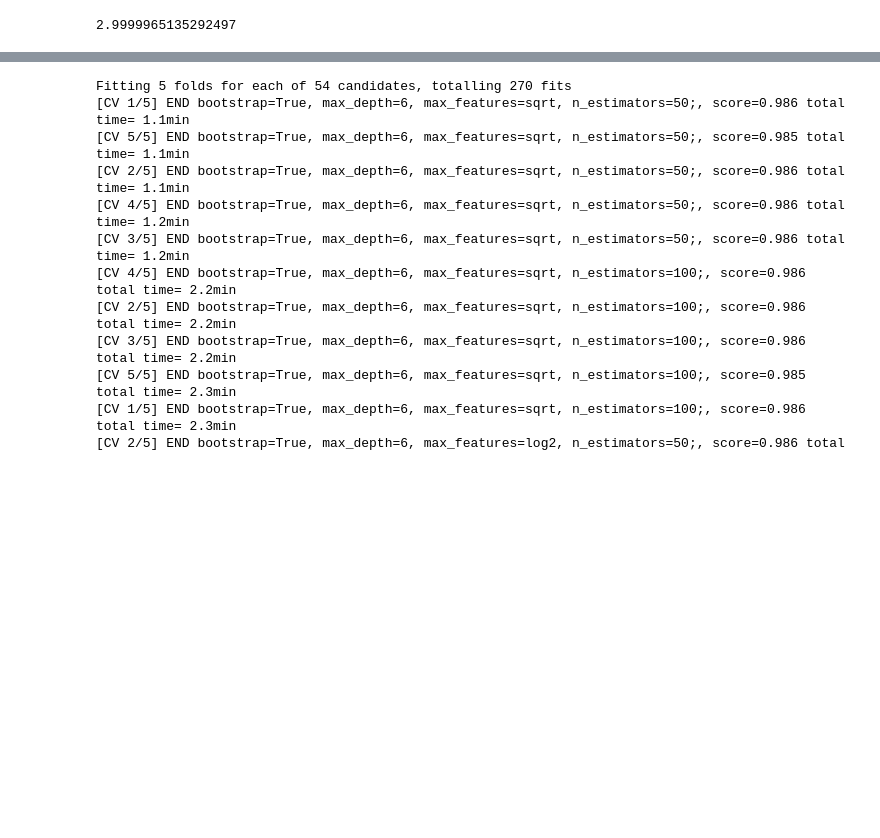
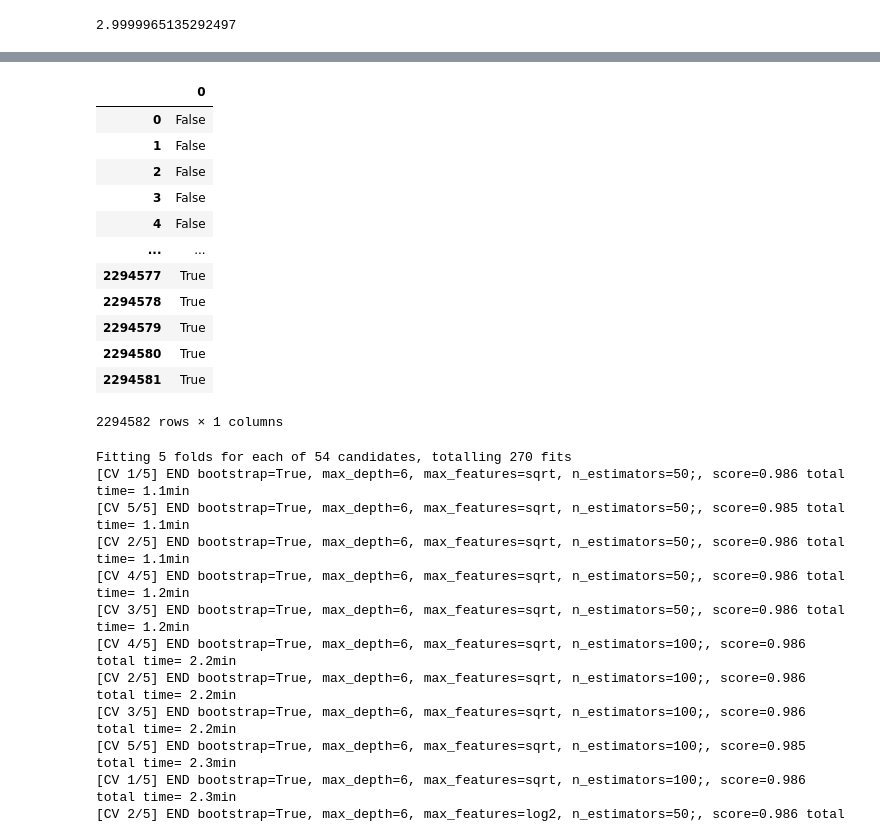
Before and after one commit to tutugarin/Storing-Analyzing-ECG, a Jupyter notebook: junk/tutugarin/RandomForestClassifier.ipynb, the cells around one changed output, grey strips where cells are left out. Drawn from its saved outputs; the diff is of its cells as text; code cells hidden in the pictures; blank space fills up the shorter version.

```diff
--- a/junk/tutugarin/RandomForestClassifier.ipynb
+++ b/junk/tutugarin/RandomForestClassifier.ipynb
@@ -64,3 +80,19 @@ print(len(X_train) / len(X_test))
+# %%
+classification_pd
+# %% [output]
+|  | 0 |
+| 0 | False |
+| 1 | False |
+| 2 | False |
+| 3 | False |
+| 4 | False |
+| ... | ... |
+| 2294577 | True |
+| 2294578 | True |
+| 2294579 | True |
+| 2294580 | True |
+| 2294581 | True |
+2294582 rows × 1 columns
 # %%
 from sklearn.model_selection import GridSearchCV
 from sklearn.ensemble import RandomForestClassifier
```
Also changed, not shown: parts of 1 cell of this notebook, 1 other file.
